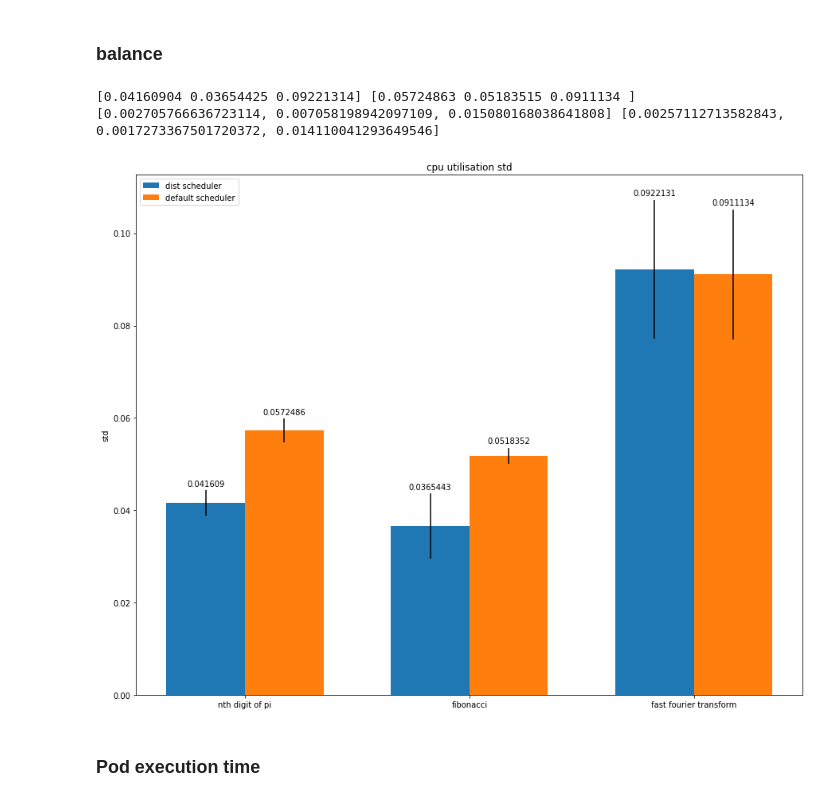
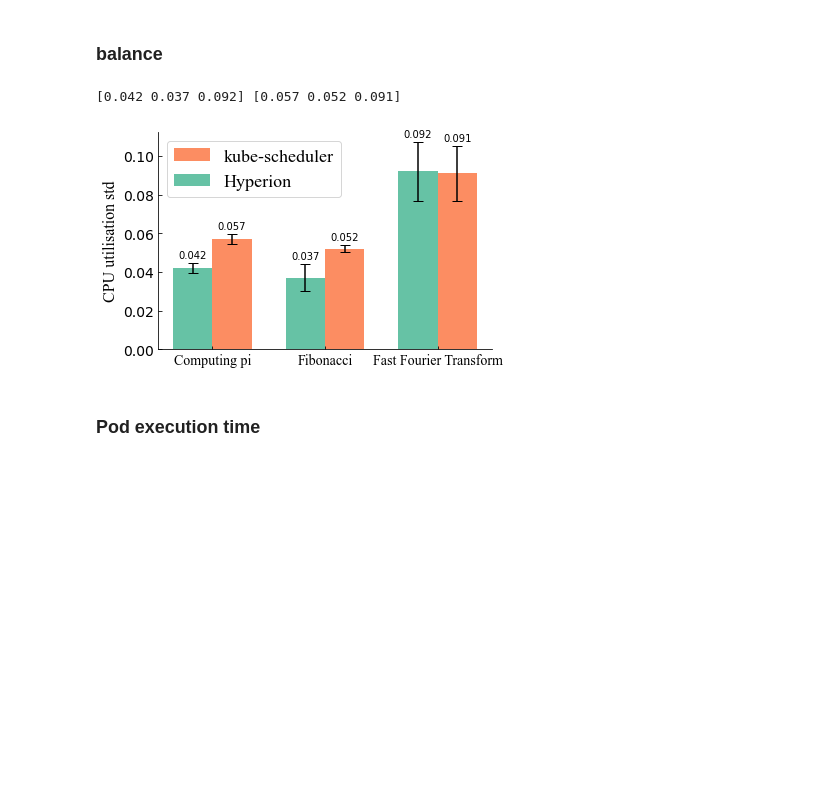
Before and after one commit to Vincent-lau/hyperion, a Jupyter notebook: measure/plotmetrics.ipynb, the cells around one changed output. Saved outputs shown, nothing was run; the diff lists cells and outputs as text; code cells hidden in the pictures; blank space fills up the shorter version.

```diff
--- a/measure/plotmetrics.ipynb
+++ b/measure/plotmetrics.ipynb
@@ -663,7 +936,7 @@ for pidx, p in enumerate(pods):
           sched_pct.append(pct)
         sched_pct = np.array(sched_pct)
 
-        sched_pcts.append([np.mean(sched_pct), np.std(sched_pct)])
+        sched_pcts.append([np.median(sched_pct), np.percentile(sched_pct, 25), np.percentile(sched_pct, 75)])
 
 
     total_times.append([np.mean(t1 + t2), np.std(t1 + t2)])
@@ -1102,44 +1404,53 @@ default_fft = np.array([
 # %%
 dist_std = np.array([np.std(x, axis = 1) for x in [dist_pi, dist_fib, dist_fft]])
 dist_means = np.array([np.mean(x) for x in dist_std])
+dist_means = np.array([round(x, 3) for x in dist_means])
 default_std = np.array([np.std(x, axis = 1) for x in [default_pi, default_fib, default_fft]])
 default_means = np.array([np.mean(x) for x in default_std])
+default_means = np.array([round(x, 3) for x in default_means])
 
 print(dist_means, default_means)
 
 dist_err = [np.std(x) for x in dist_std]
 default_err = [np.std(x) for x in default_std]
-
-print(dist_err, default_err)
 # %% [output]
-[0.04160904 0.03654425 0.09221314] [0.05724863 0.05183515 0.0911134 ]
-[0.002705766636723114, 0.007058198942097109, 0.015080168038641808] [0.00257112713582843, 0.0017273367501720372, 0.014110041293649546]
+[0.042 0.037 0.092] [0.057 0.052 0.091]
 # %%
 fig, ax = plt.subplots()
-fig.set_size_inches(15, 12)
 
-labels = ['nth digit of pi', 'fibonacci', 'fast fourier transform']
+labels = ['Computing pi', 'Fibonacci', 'Fast Fourier Transform']
 
 x = np.arange(len(labels))
 width = 0.35  # the width of the bars
 
 
 
-rects1 = ax.bar(x - width / 2, dist_means, yerr = dist_err, width=width, label='dist scheduler')
-rects2 = ax.bar(x + width / 2, default_means, yerr = default_err, width = width, label='default scheduler')
+rects2 = ax.bar(x + width / 2, default_means, yerr = default_err, width = width, label='kube-scheduler', color=cs[1], capstyle='projecting', capsize=5)
+rects1 = ax.bar(x - width / 2, dist_means, yerr = dist_err, width=width, label='Hyperion', color=cs[0], capstyle='projecting', capsize=5)
 
 ax.bar_label(rects1, padding=3)
 ax.bar_label(rects2, padding=3)
 
 ax.set_ylabel('std')
-ax.set_title('cpu utilisation std')
-ax.set_xticks(x, labels)
+# ax.set_title('cpu utilisation std')
+ax.set_xticks(x, labels, fontname='Times New Roman')
 
-ax.legend(loc='upper left')
+frame=ax.legend().get_frame()
+# frame.set_facecolor('0.9')
+frame.set_edgecolor('0.9')
+ax.legend(prop={'family':'Times New Roman'})
+ax.tick_params(axis='both', direction='in')
+# ax.xaxis.set_ticks_position('both')
+# ax.yaxis.set_ticks_position('both')
+ax.set_ylabel('CPU utilisation std', fontname='Times New Roman')
+ax.spines['top'].set_visible(False)
+ax.spines['right'].set_visible(False)
+# ax.set_xlabel('Workload', fontname='Times New Roman')
+# ax.set_title('scheduling e2e duration')
 
-fig.savefig(f'{graph_dir}cpu_util_std.png')
+fig.savefig(f'{graph_dir}cpu_util_std.pdf')
 # %% [output]
-[figure, old version]
+[figure, new version]
 # %% [markdown]
 ### Pod execution time
 # %%
```
Also changed, not shown: parts of 18 cells of this notebook.
